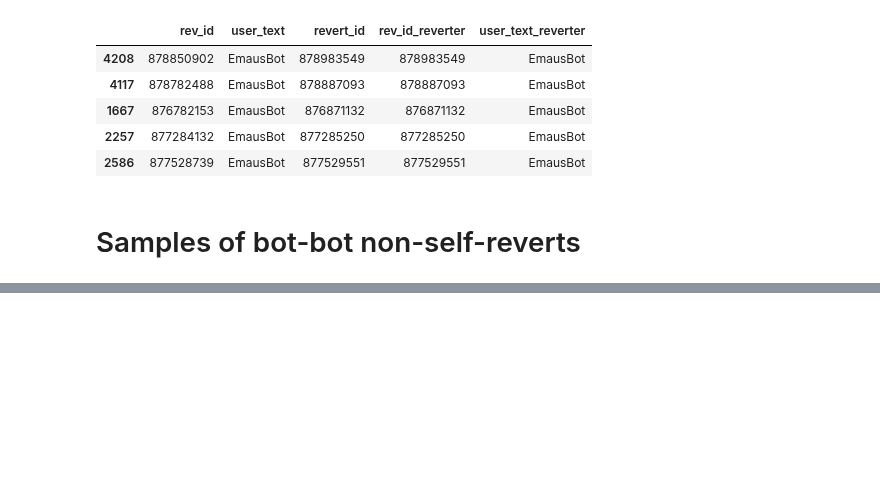
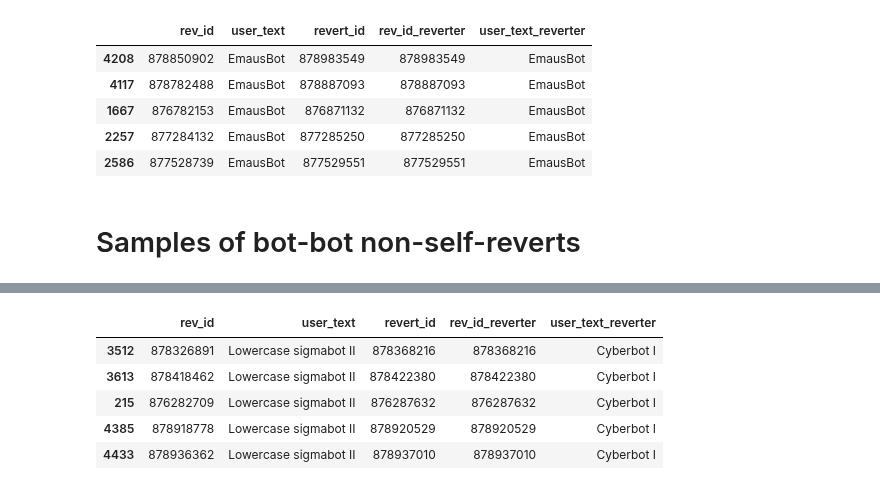
Before and after one commit to levon003/wiki-ores-feedback, a Jupyter notebook: reu2021/bot_reverts_analyses.ipynb, the cells around one changed output, grey strips where cells are left out. Cells and saved outputs as stored; diff of their text form; code cells hidden in the pictures; blank space fills up the shorter version.

```diff
--- a/reu2021/bot_reverts_analyses.ipynb
+++ b/reu2021/bot_reverts_analyses.ipynb
@@ -206,0 +232,9 @@ Samples of bot-bot non-self-reverts
+# %%
+bot_bot_reverts[bot_bot_reverts.user_text == "Lowercase sigmabot II" ][bot_bot_reverts.user_text_reverter == "Cyberbot I"].sample(n = 5, random_state=1)
+# %% [output]
+|  | rev_id | user_text | revert_id | rev_id_reverter | user_text_reverter |
+| 3512 | 878326891 | Lowercase sigmabot II | 878368216 | 878368216 | Cyberbot I |
+| 3613 | 878418462 | Lowercase sigmabot II | 878422380 | 878422380 | Cyberbot I |
+| 215 | 876282709 | Lowercase sigmabot II | 876287632 | 876287632 | Cyberbot I |
+| 4385 | 878918778 | Lowercase sigmabot II | 878920529 | 878920529 | Cyberbot I |
+| 4433 | 878936362 | Lowercase sigmabot II | 878937010 | 878937010 | Cyberbot I |
```
Also changed, not shown: parts of 26 cells of this notebook.
